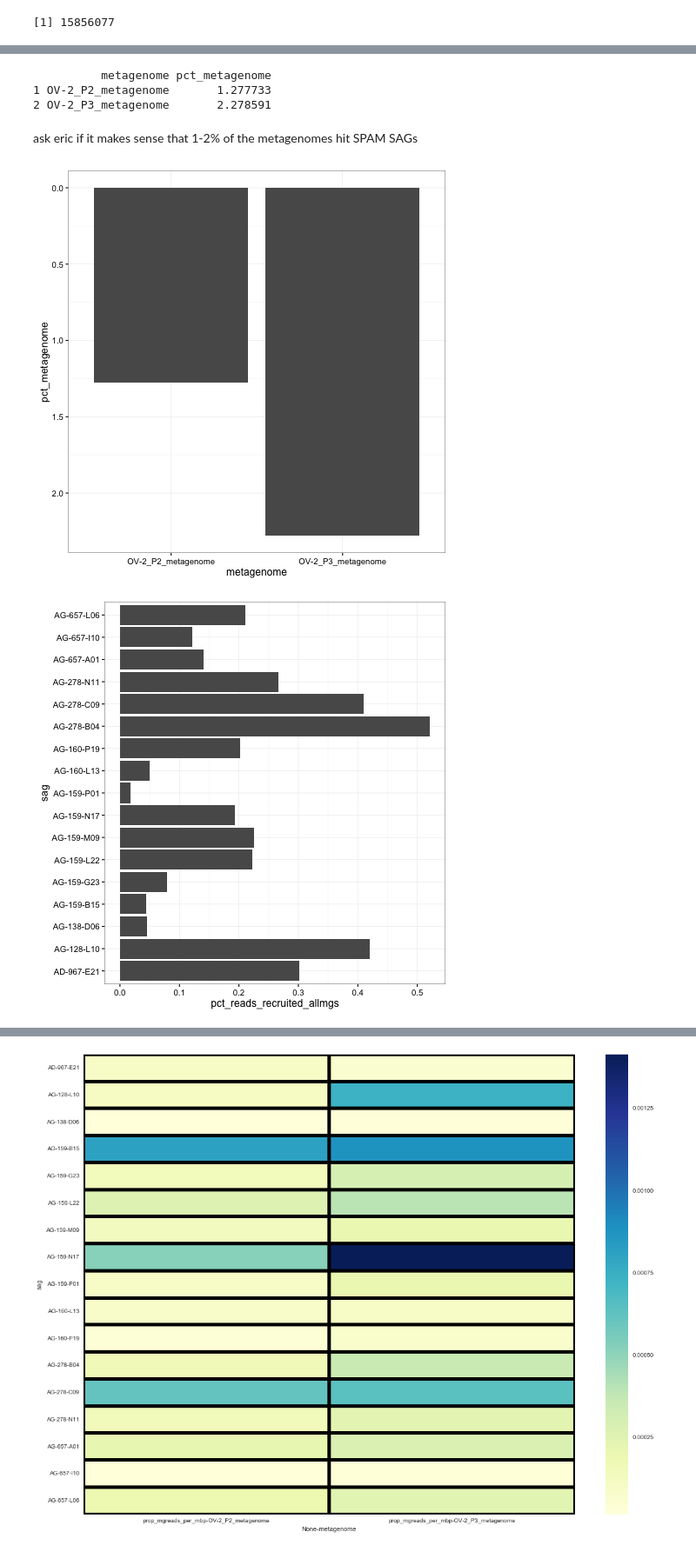
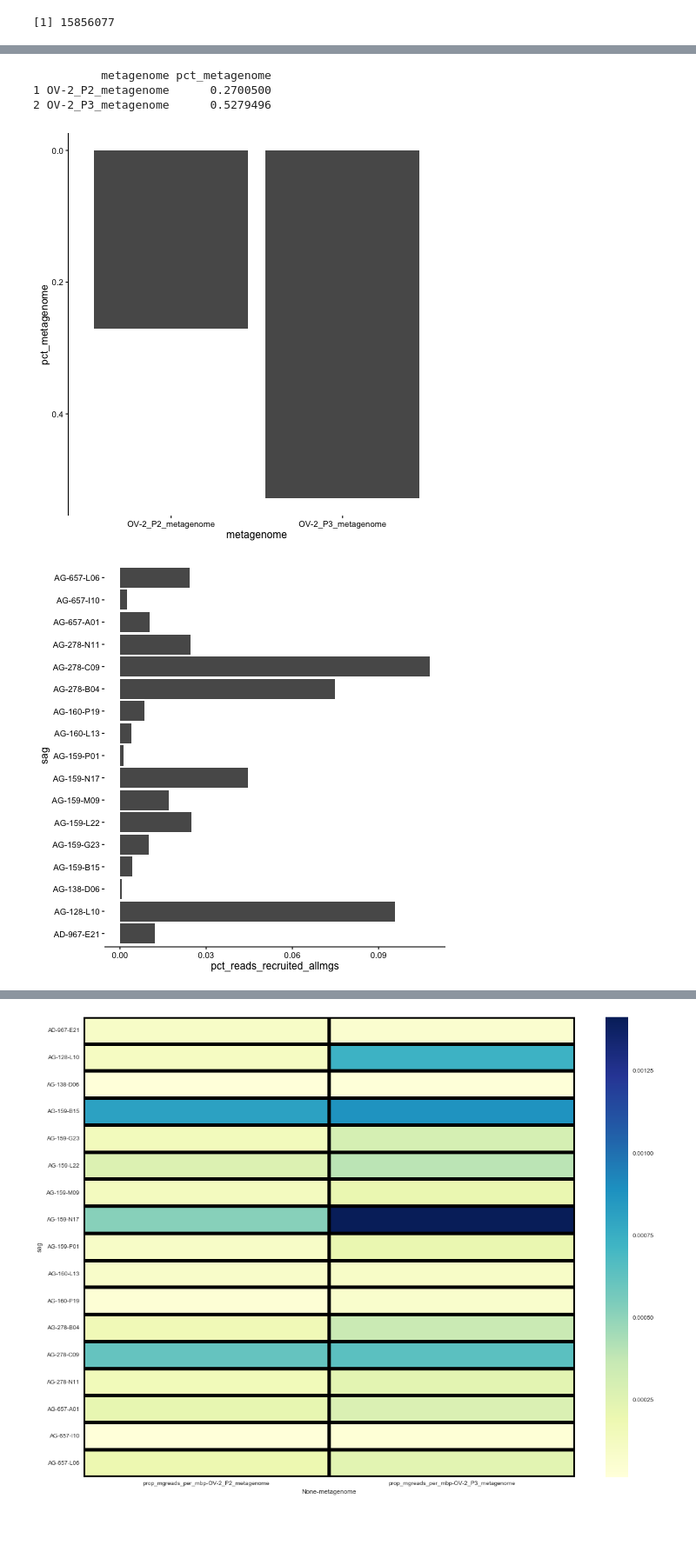
Before and after one commit to BigelowLab/sag-mg-recruit, a Jupyter notebook: notebooks/Plotting.ipynb, the cells around one changed output, grey strips where cells are left out. Shown at 87% size. Cells and saved outputs as stored; diff of their text form; code cells hidden in the pictures; blank space fills up the shorter version.

```diff
--- a/notebooks/Plotting.ipynb
+++ b/notebooks/Plotting.ipynb
@@ -9,7 +21,7 @@ array(['gridExtra', 'grid', 'ggplot2', 'dplyr', 'tools', 'stats',
       dtype='|S9')
 # %%
 %%R
-df <- read.table("../data/summary_tbls/160719_summary_table_pctid95_minlen150.txt", sep="\t", header=TRUE)
+df <- read.table("../data/summary_tbls/160721_summary_table_pctid95_minlen150_overlap95.txt", sep="\t", header=TRUE)
 print(df)
 # %% [output]
                  sag         metagenome Percent_scaffolds_with_any_coverage
@@ -80,16 +92,14 @@ underplot <- mg_summary[,c(2,ncol(mg_summary))]
 print(underplot)
 # %% [output]
           metagenome pct_metagenome
-1 OV-2_P2_metagenome       1.277733
-2 OV-2_P3_metagenome       2.278591
+1 OV-2_P2_metagenome      0.2700500
+2 OV-2_P3_metagenome      0.5279496
-# %% [markdown]
-ask eric if it makes sense that 1-2% of the metagenomes hit SPAM SAGs
 # %%
 %%R
-u <- underplot %>% ggplot(aes(metagenome, pct_metagenome)) + geom_bar(stat="identity") + theme_bw() + scale_y_reverse()
-plot(u)
+u <- underplot %>% ggplot(aes(metagenome, pct_metagenome)) + geom_bar(stat="identity") + theme_classic() + scale_y_reverse()
+plot(u + theme(axis.line.y = element_line(color="black")))
 # %% [output]
-[figure, old version]
+[figure, new version]
 # %%
 %%R
 total_mg_reads <- pairs[,8] %>% unique %>% sum
@@ -97,7 +107,7 @@ total_mg_reads <- pairs[,8] %>% unique %>% sum
 sideplot <- pairs %>% group_by(sag) %>% summarise(pct_reads_recruited_allmgs = (sum(total_reads_recruited)/total_mg_reads)*100)
 # %%
 %%R
-s <- sideplot %>% ggplot(aes(sag, pct_reads_recruited_allmgs)) + geom_bar(stat="identity") + theme_bw() + coord_flip()
-plot(s)
+s <- sideplot %>% ggplot(aes(sag, pct_reads_recruited_allmgs)) + geom_bar(stat="identity") +  theme_classic()+ coord_flip()
+plot(s + theme(axis.line.x = element_line(color="black")))
 # %% [output]
-[figure, old version]
+[figure, new version]
```
Also changed, not shown: parts of 10 cells of this notebook.
